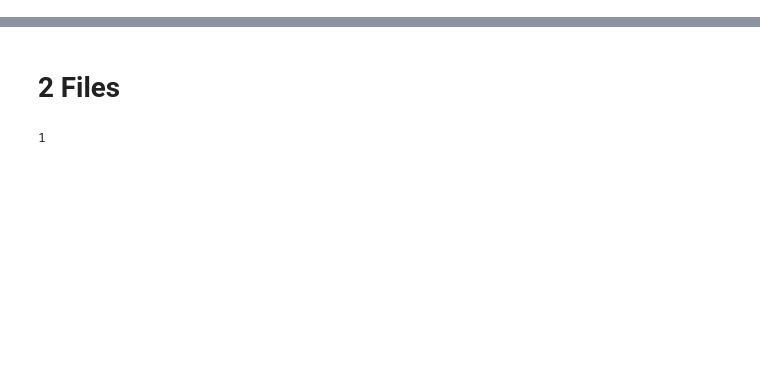
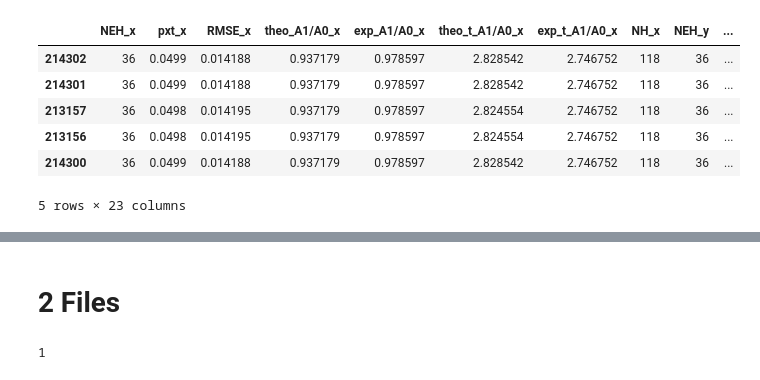
Before and after one commit to henockmamo54/neh_pxt_exp, a Jupyter notebook: neh_pxt_trial_2-with two files and three files and four-Copy1.ipynb, the cells around one changed output, grey strips where cells are left out. Cells and saved outputs as stored; diff of their text form; code cells hidden in the pictures; blank space fills up the shorter version.

```diff
--- a/neh_pxt_trial_2-with two files and three files and four-Copy1.ipynb
+++ b/neh_pxt_trial_2-with two files and three files and four-Copy1.ipynb
@@ -9,0 +23,24 @@ x=[y for y in x if ((".csv" in y) and (y[0]=='_'))]
+# %%
+
+md=data1.merge(data2,how='cross')
+md=md.query('NEH_x == NEH_y')
+md["RMSE"]= md["RMSE_x"] + md["RMSE_y"]
+md=md.sort_values(by=["RMSE"],ascending=True)
+
+md["const_x"]=md.NEH_x*md.pxt_x
+md["new_pxt_x"]=1-ph- (md.const_x/( (1-ph)*(md["exp_t_A1/A0_x"]-md["theo_A1/A0_x"]) ) )
+md["new_neh_x"]=md.const_x/md.new_pxt_x
+
+md["const_y"]=md.NEH_y*md.pxt_y
+md["new_pxt_y"]=1-ph- (md.const_y/( (1-ph)*(md["exp_t_A1/A0_y"]-md["theo_A1/A0_y"]) ) )
+md["new_neh_y"]=md.const_y/md.new_pxt_y
+
+md.head()
+# %% [output]
+|  | NEH_x | pxt_x | RMSE_x | theo_A1/A0_x | exp_A1/A0_x | theo_t_A1/A0_x | exp_t_A1/A0_x | NH_x | NEH_y | ... |
+| 214302 | 36 | 0.0499 | 0.014188 | 0.937179 | 0.978597 | 2.828542 | 2.746752 | 118 | 36 | ... |
+| 214301 | 36 | 0.0499 | 0.014188 | 0.937179 | 0.978597 | 2.828542 | 2.746752 | 118 | 36 | ... |
+| 213157 | 36 | 0.0498 | 0.014195 | 0.937179 | 0.978597 | 2.824554 | 2.746752 | 118 | 36 | ... |
+| 213156 | 36 | 0.0498 | 0.014195 | 0.937179 | 0.978597 | 2.824554 | 2.746752 | 118 | 36 | ... |
+| 214300 | 36 | 0.0499 | 0.014188 | 0.937179 | 0.978597 | 2.828542 | 2.746752 | 118 | 36 | ... |
+5 rows × 23 columns
```
Also changed, not shown: parts of 10 cells of this notebook, 3 other files.
